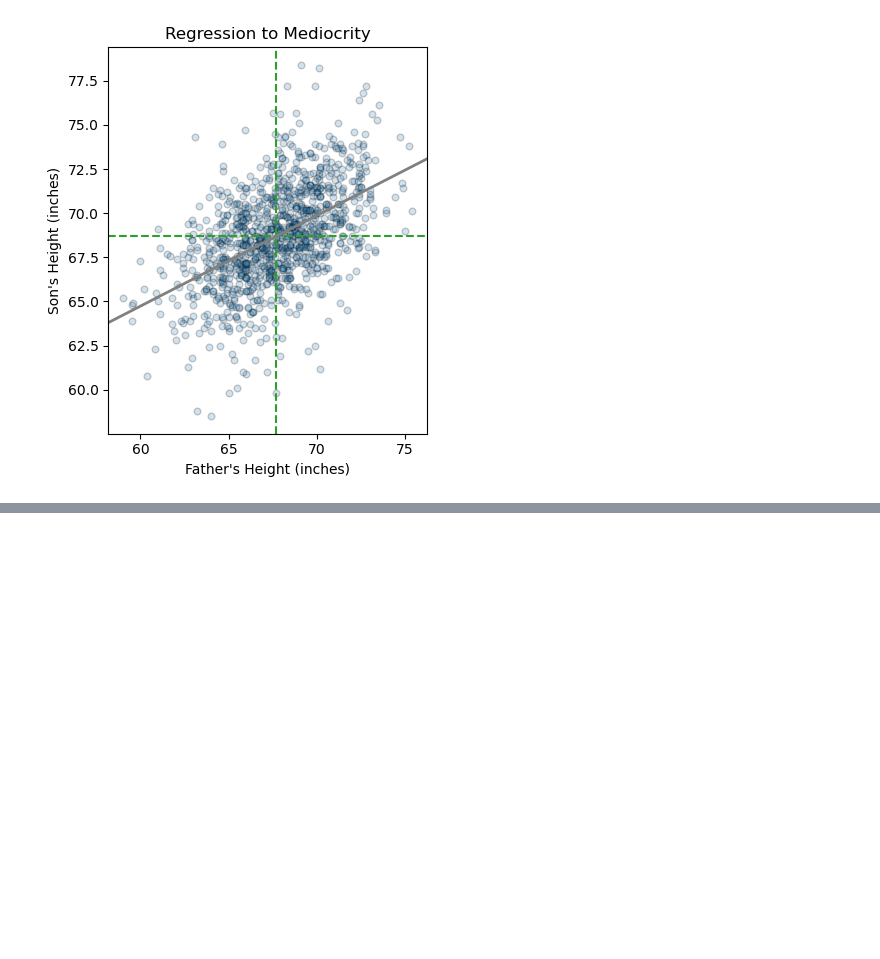
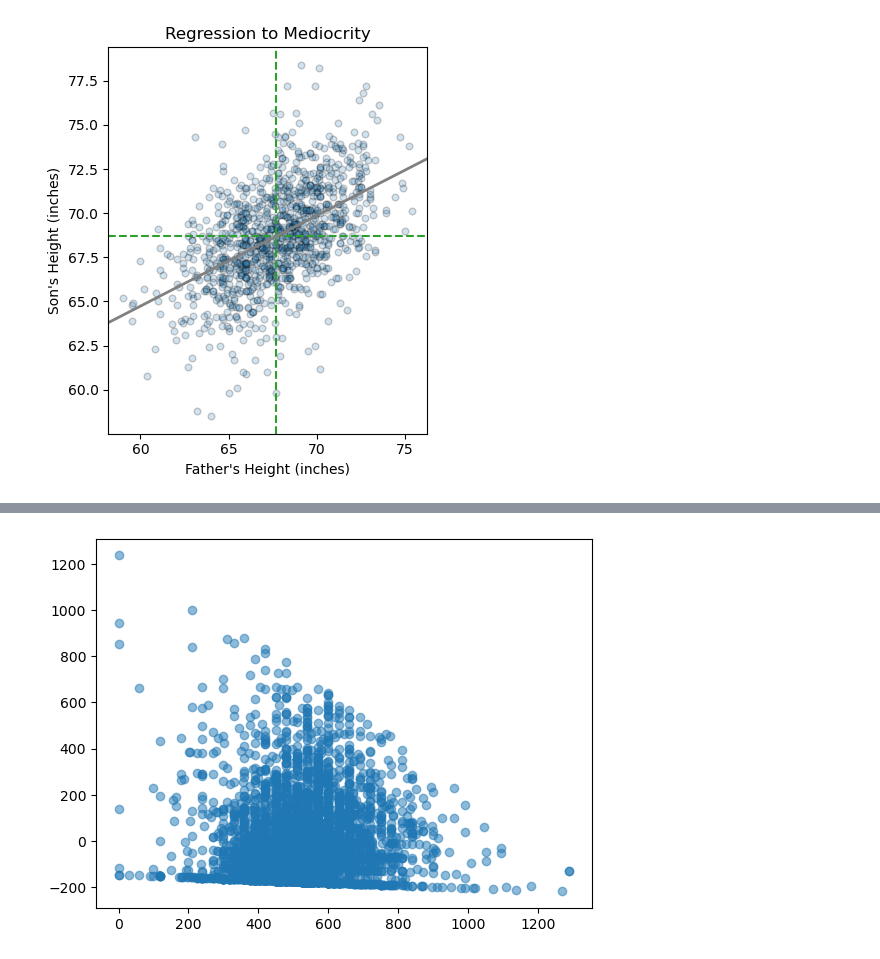
Before and after one commit to alexanderthclark/Stats1101, a Jupyter notebook: helpers/regressionHelper.ipynb, the cells around one changed output, grey strips where cells are left out. Drawn from its saved outputs; the diff is of its cells as text; code cells hidden in the pictures; blank space fills up the shorter version.

```diff
--- a/helpers/regressionHelper.ipynb
+++ b/helpers/regressionHelper.ipynb
@@ -546,0 +579,4 @@ show(column(div, p))
+# %%
+scatter_plot(df['t010101'], reg.residuals)
+# %% [output]
+[figure, added]
```
Also changed, not shown: parts of 18 cells of this notebook, 8 other files.
